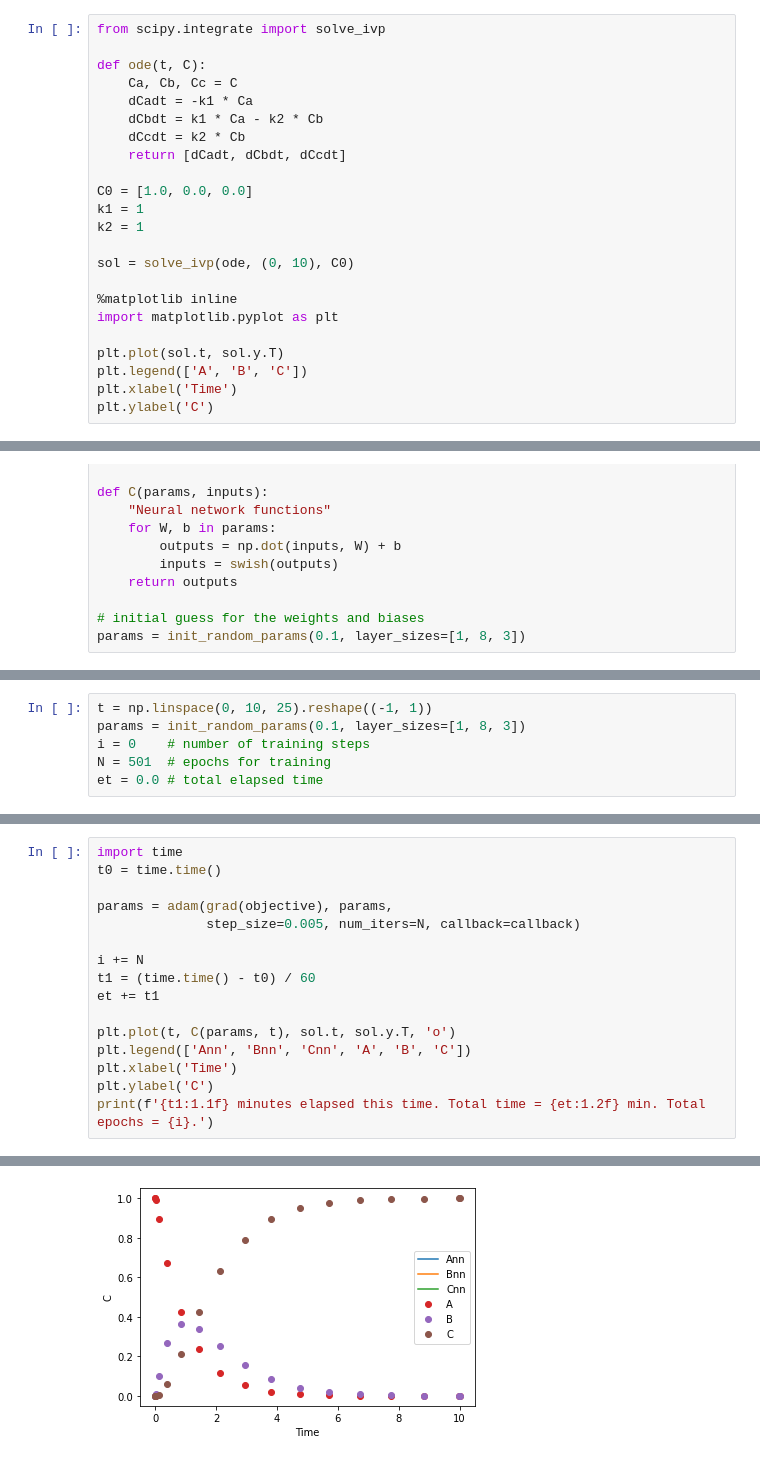
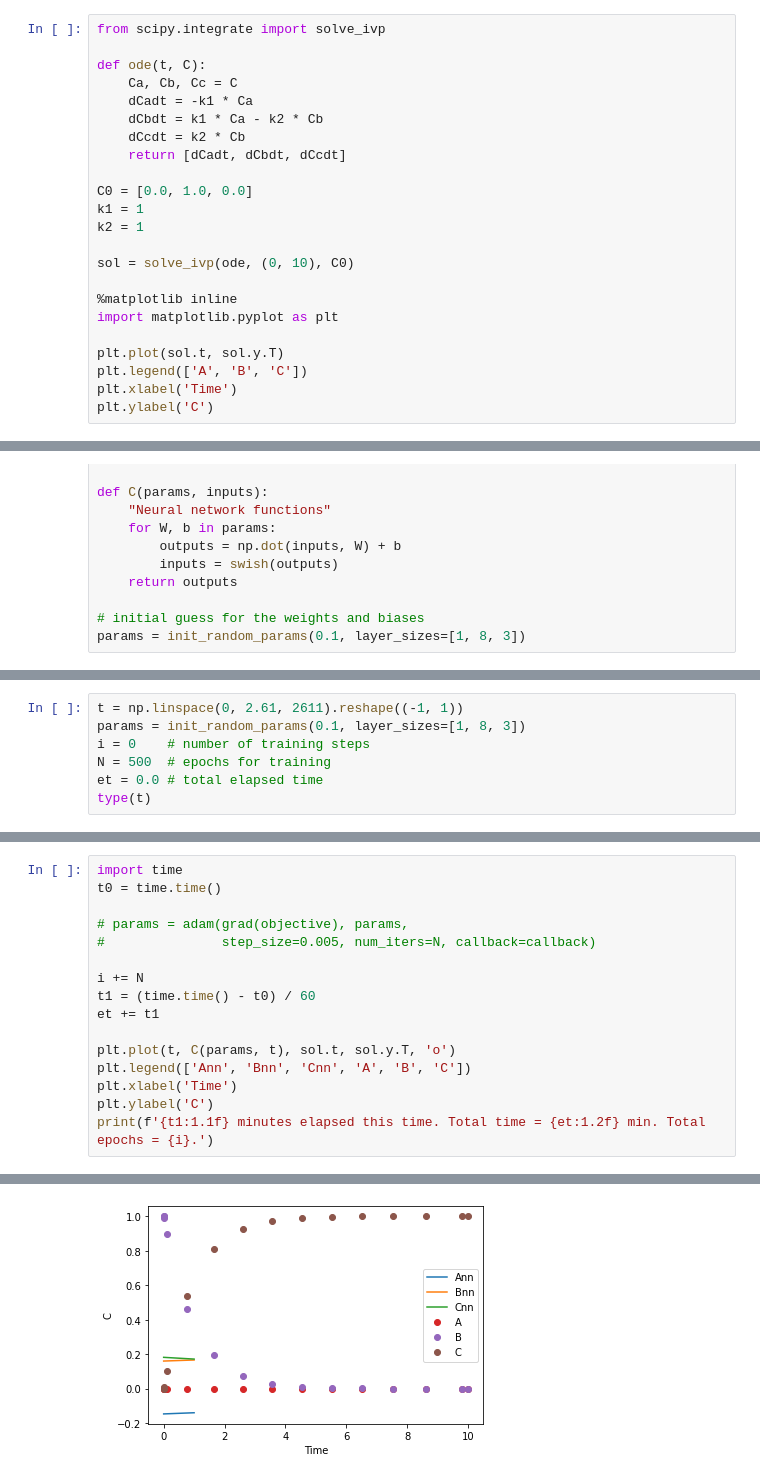
Before and after one commit to DangHa/PINNs-EKG, a Jupyter notebook: src/kitchin.ipynb, the cells around one changed output, grey strips where cells are left out. Cells and saved outputs as stored; diff of their text form.

```diff
--- a/src/kitchin.ipynb
+++ b/src/kitchin.ipynb
@@ -8,7 +8,7 @@ def ode(t, C):
     dCcdt = k2 * Cb
     return [dCadt, dCbdt, dCcdt]
 
-C0 = [1.0, 0.0, 0.0]
+C0 = [0.0, 1.0, 0.0]
 k1 = 1
 k2 = 1
 
@@ -108,6 +86,7 @@ array([[-8.67351399e-03, -8.99553781e-03, -9.24718437e-04],
 # %%
-t = np.linspace(0, 10, 25).reshape((-1, 1))
+t = np.linspace(0, 2.61, 2611).reshape((-1, 1))
 params = init_random_params(0.1, layer_sizes=[1, 8, 3])
 i = 0    # number of training steps
-N = 501  # epochs for training
+N = 500  # epochs for training
 et = 0.0 # total elapsed time
+type(t)
@@ -139,8 +116,8 @@ dCadt:  (25,)
 import time
 t0 = time.time()
 
-params = adam(grad(objective), params,
-              step_size=0.005, num_iters=N, callback=callback)
+# params = adam(grad(objective), params,
+#               step_size=0.005, num_iters=N, callback=callback)
 
 i += N
 t1 = (time.time() - t0) / 60
@@ -172 +133 @@ Iteration 500 objective 6.341612161091343e-20
-[figure, old version]
+[figure, new version]
```
Also changed, not shown: parts of 8 cells of this notebook, 8 other files.
